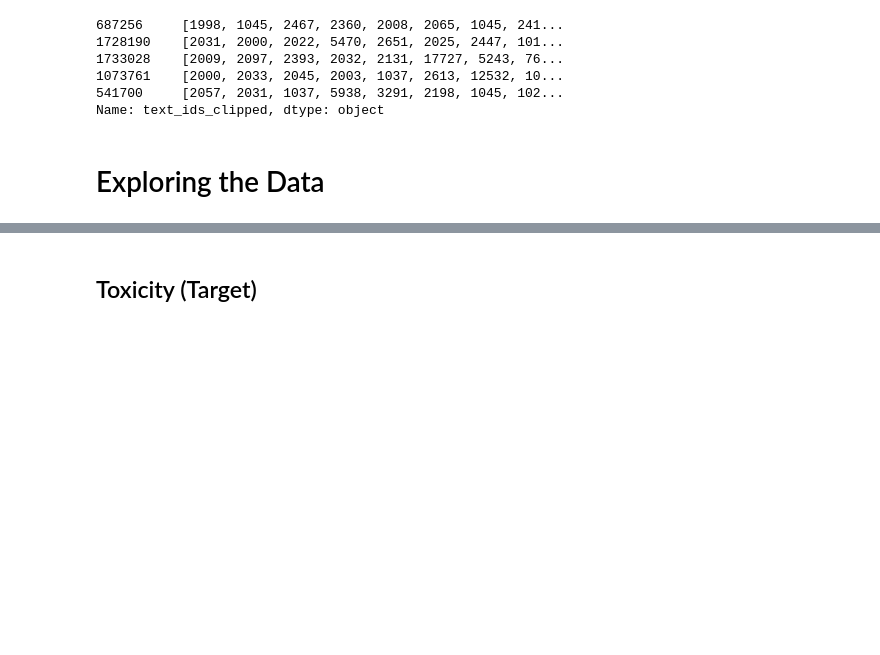
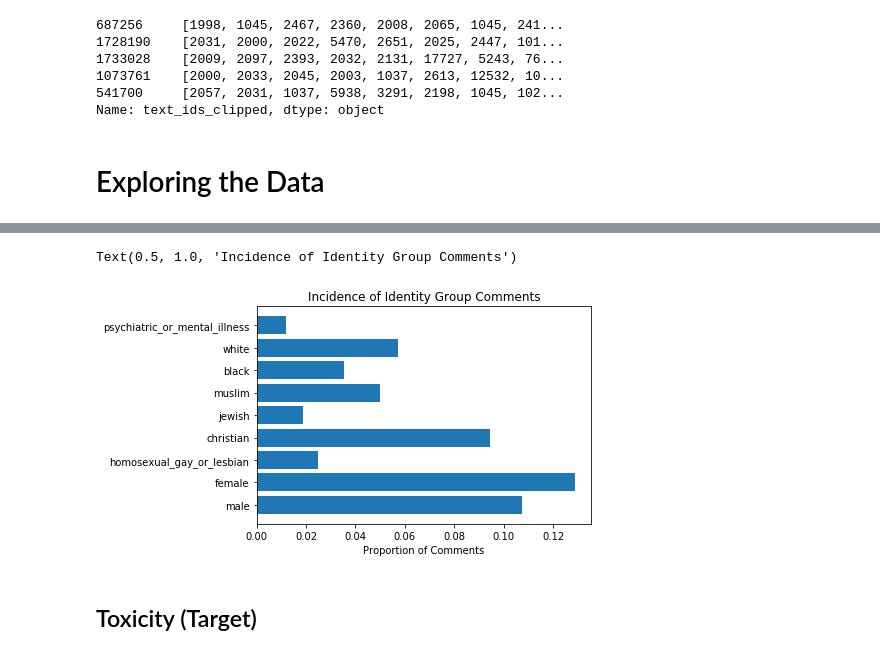
Before and after one commit to DavidBraslow/dsc-4-final-project-online-ds-sp-000, a Jupyter notebook: student.ipynb, the cells around one changed output, grey strips where cells are left out. Drawn from its saved outputs; the diff is of its cells as text; code cells hidden in the pictures; blank space fills up the shorter version.

```diff
--- a/student.ipynb
+++ b/student.ipynb
@@ -260,3 +262,13 @@ plt.hist(train['text_id_len'].values, bins=20)
+# %%
+y_pos = np.arange(len(identity_prop))
+
+plt.barh(y_pos, identity_prop.values, align='center')
+plt.yticks(y_pos, identity_prop.index)
+plt.xlabel('Proportion of Comments')
+plt.title('Incidence of Identity Group Comments')
+# %% [output]
+Text(0.5, 1.0, 'Incidence of Identity Group Comments')
+[figure, added]
 # %% [markdown]
 ## Toxicity (Target)
 # %%
```
Also changed, not shown: parts of 82 cells of this notebook, 5 other files.
